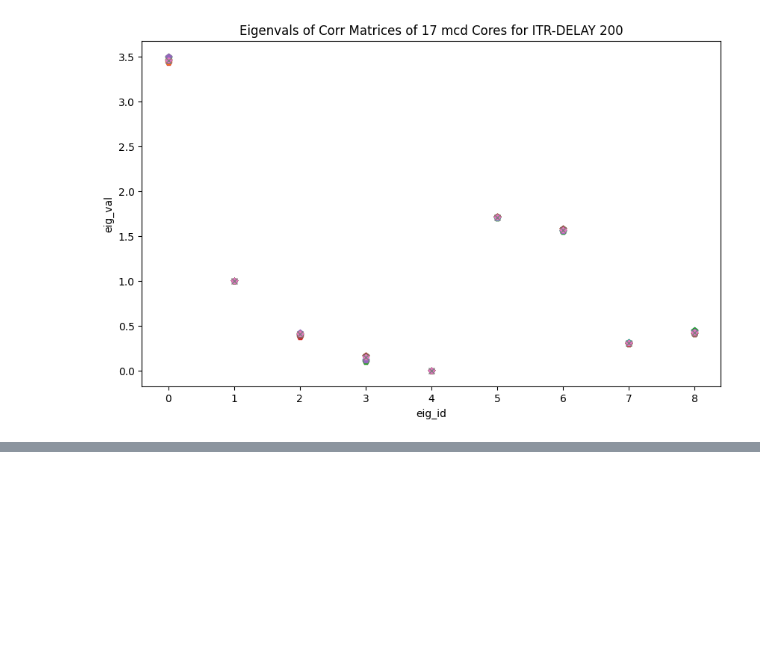
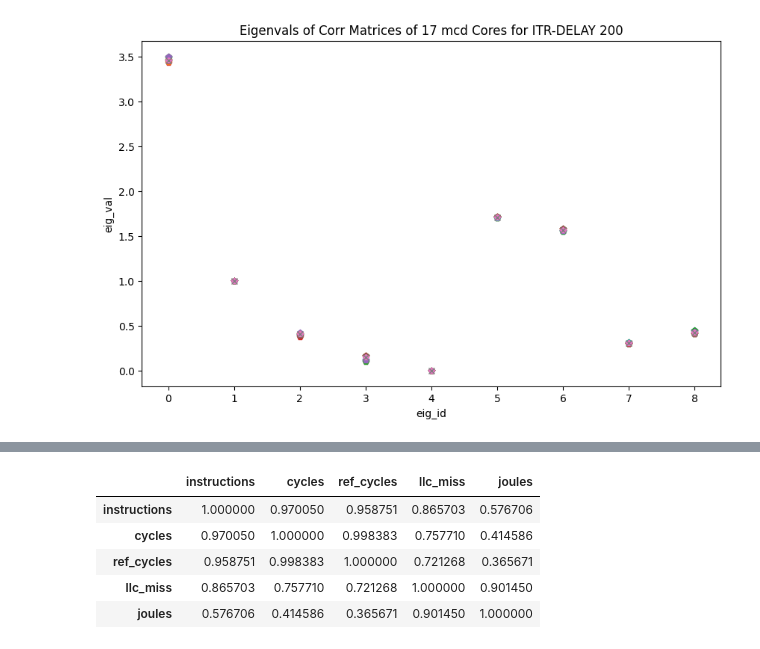
Before and after one commit to awadyn/network_exec_energy_study, a Jupyter notebook: full_logs/Merging of Millisecond-level and Microsecond-level Per-Core Logs.ipynb, the cells around one changed output, grey strips where cells are left out. Drawn from its saved outputs; the diff is of its cells as text; code cells hidden in the pictures; blank space fills up the shorter version.

```diff
--- a/full_logs/Merging of Millisecond-level and Microsecond-level Per-Core Logs.ipynb
+++ b/full_logs/Merging of Millisecond-level and Microsecond-level Per-Core Logs.ipynb
@@ -448,0 +505,9 @@ plot_eig_vals(eig_vals)
+# %%
+merged_counters_df.drop(['timestamp'], axis=1).corr()
+# %% [output]
+|  | instructions | cycles | ref_cycles | llc_miss | joules |
+| instructions | 1.000000 | 0.970050 | 0.958751 | 0.865703 | 0.576706 |
+| cycles | 0.970050 | 1.000000 | 0.998383 | 0.757710 | 0.414586 |
+| ref_cycles | 0.958751 | 0.998383 | 1.000000 | 0.721268 | 0.365671 |
+| llc_miss | 0.865703 | 0.757710 | 0.721268 | 1.000000 | 0.901450 |
+| joules | 0.576706 | 0.414586 | 0.365671 | 0.901450 | 1.000000 |
```
Also changed, not shown: parts of 16 cells of this notebook.
